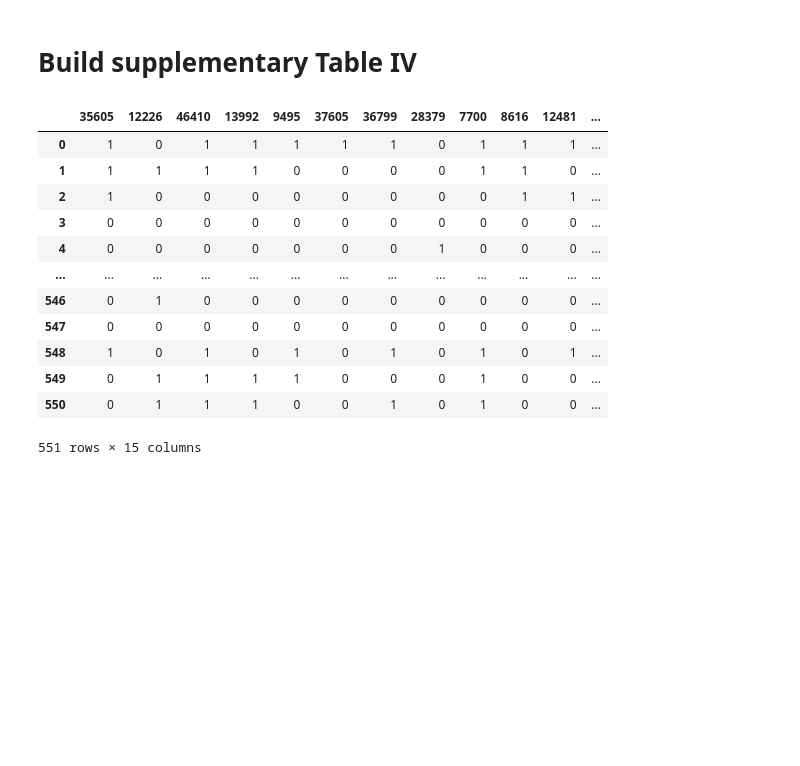
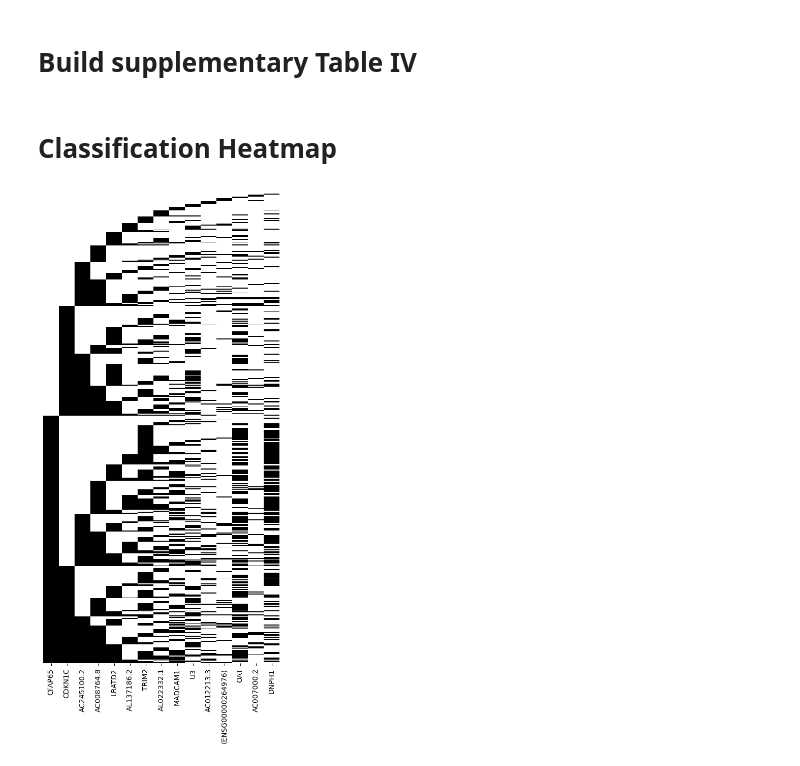
Before and after one commit to RobertoHePe/Causal_GE, a Jupyter notebook: Causal_GE_interpretation.ipynb, the cells around one changed output. Drawn from its saved outputs; the diff is of its cells as text; code cells hidden in the pictures; blank space fills up the shorter version.

```diff
--- a/Causal_GE_interpretation.ipynb
+++ b/Causal_GE_interpretation.ipynb
@@ -63,13 +93,15 @@ df = pd.DataFrame({'Node': nodes_idx, 'Frequency': freqs.round(4),
 # %% [markdown]
 # Establish gene concepts
 # %%
-concepts = ['None'] * sample.shape[1]
+concepts = ["None"] * sample.shape[1]
 
-normal_concept = np.where(normal_sample.mean(axis=0) == 0)[0][:-1] # To exclude cancer node
-#cancer_concept = np.where(cancer_sample.mean(axis=0) > .9)[0]
+normal_concept = np.where(normal_sample.mean(axis=0) == 0)[0][
+    :-1
+]  # To exclude cancer node
+# cancer_concept = np.where(cancer_sample.mean(axis=0) > .9)[0]
 
 for i in normal_concept:
-    concepts[i] = 'Normal'
+    concepts[i] = "Normal"
 
 # for i in cancer_concept:
 #     concepts[i] = 'Cancer'
@@ -262,9 +300,14 @@ for i in idx:
     inter = np.intersect1d(childs, idx)
     if inter.size > 0:
         for j in inter:
-            plt.plot([freqs_c[i], freqs_c[j]], [1+out_degree[i], 1+out_degree[j]], 'k', alpha=0.4)
+            plt.plot(
+                [freqs_c[i], freqs_c[j]],
+                [1 + out_degree[i], 1 + out_degree[j]],
+                "k",
+                alpha=0.4,
+            )
 
-plt.plot(freqs_c[idx], 1+out_degree[idx], 'o',markersize=7)
+plt.plot(freqs_c[idx], 1 + out_degree[idx], "o", markersize=7)
 plt.yscale("log")
 plt.xscale("log")
 # %% [output]
@@ -693,16 +751,12 @@ table_4.columns = cols
-# %%
-pd.DataFrame(sample).iloc[:, normal_panel].astype(int)
-# %% [output]
-|  | 35605 | 12226 | 46410 | 13992 | 9495 | 37605 | 36799 | 28379 | 7700 | 8616 | 12481 | ... |
-| 0 | 1 | 0 | 1 | 1 | 1 | 1 | 1 | 0 | 1 | 1 | 1 | ... |
-| 1 | 1 | 1 | 1 | 1 | 0 | 0 | 0 | 0 | 1 | 1 | 0 | ... |
-| 2 | 1 | 0 | 0 | 0 | 0 | 0 | 0 | 0 | 0 | 1 | 1 | ... |
-| 3 | 0 | 0 | 0 | 0 | 0 | 0 | 0 | 0 | 0 | 0 | 0 | ... |
-| 4 | 0 | 0 | 0 | 0 | 0 | 0 | 0 | 1 | 0 | 0 | 0 | ... |
-| ... | ... | ... | ... | ... | ... | ... | ... | ... | ... | ... | ... | ... |
-| 546 | 0 | 1 | 0 | 0 | 0 | 0 | 0 | 0 | 0 | 0 | 0 | ... |
-| 547 | 0 | 0 | 0 | 0 | 0 | 0 | 0 | 0 | 0 | 0 | 0 | ... |
-| 548 | 1 | 0 | 1 | 0 | 1 | 0 | 1 | 0 | 1 | 0 | 1 | ... |
-| 549 | 0 | 1 | 1 | 1 | 1 | 0 | 0 | 0 | 1 | 0 | 0 | ... |
-| 550 | 0 | 1 | 1 | 1 | 0 | 0 | 1 | 0 | 1 | 0 | 0 | ... |
-551 rows × 15 columns
+# %% [markdown]
+# Classification Heatmap
+# %%
+npanel_names = [map_node_name(i, compressed_nodes_map, genes_map)[0] for i in normal_panel]
+plt.figure(figsize=(6, 12))
+sns.heatmap(atord, cbar=False, cmap=['w', 'k'])
+plt.yticks([])
+plt.xticks(np.arange(atord.shape[1]) + 0.5, labels=npanel_names, rotation=90)
+plt.savefig('Charts/Fig4.pdf')
+plt.show()
+# %% [output]
+[figure, added]
```
Also changed, not shown: parts of 19 cells of this notebook, 2 other files.
